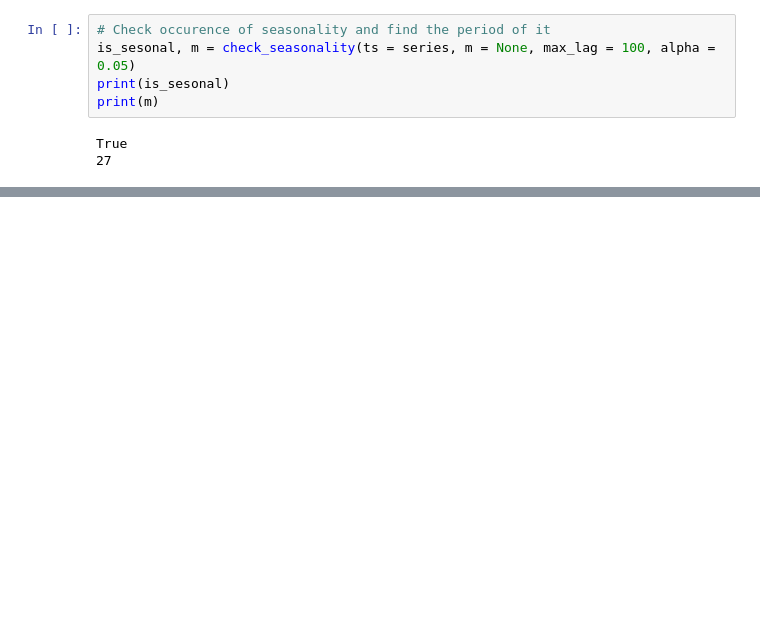
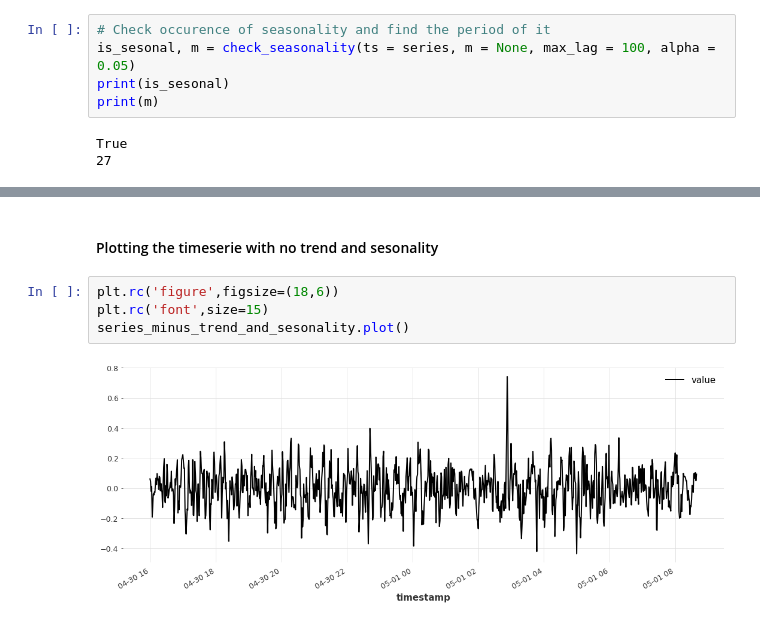
Before and after one commit to m3madadi/datadays, a Jupyter notebook: main.ipynb, the cells around one changed output, grey strips where cells are left out. Drawn from its saved outputs; the diff is of its cells as text; blank space fills up the shorter version.

```diff
--- a/main.ipynb
+++ b/main.ipynb
@@ -89,0 +113,8 @@ plot_pacf(series, 9, max_lag=100)
+# %% [markdown]
+#### Plotting the timeserie with no trend and sesonality
+# %%
+plt.rc('figure',figsize=(18,6))
+plt.rc('font',size=15)
+series_minus_trend_and_sesonality.plot()
+# %% [output]
+[figure, added]
```
Also changed, not shown: parts of 15 cells of this notebook.
